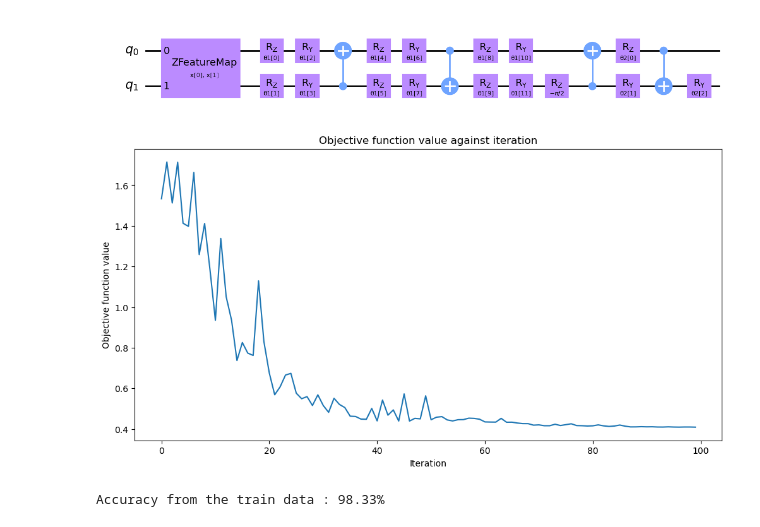
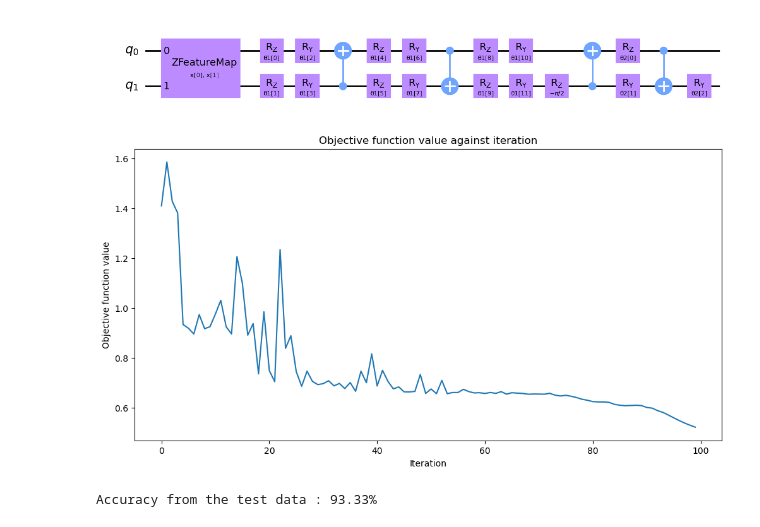
Before and after one commit to benjaminhagan/VIP_QML, a Jupyter notebook: QML_Architecture.ipynb, the cells around one changed output. Cells and saved outputs as stored; diff of their text form; code cells hidden in the pictures.

Commit message:
Implemented a train/test split for the ML

```diff
--- a/QML_Architecture.ipynb
+++ b/QML_Architecture.ipynb
@@ -5,6 +5,7 @@ from qiskit.circuit import ParameterVector
 import numpy as np
 # %%
 #Function to create the gates with parameters that we will modify through ML techniques
+num_params = 12
 def parametrized_gates(params):
     target = QuantumCircuit(2)
     target.rz(params[0], 0)
@@ -24,7 +25,7 @@ def parametrized_gates(params):
     return target
 
 #Draws the ciruit for parametrized gate
-params = ParameterVector("θ", length=12)
+params = ParameterVector("θ", length=num_params)
 circuit = parametrized_gates(params)
 circuit.draw("mpl", style="clifford")
 # %% [output]
@@ -57,15 +58,27 @@ os.environ["KMP_DUPLICATE_LIB_OK"]="TRUE"
 #This is just to get a proof of concept. Eventually we can use the financial data
 sample_size = 30
 np.random.seed(1)
-group0 = np.random.multivariate_normal([1,1], [[.75, 0], [0, .75]], sample_size)
-group1 = np.random.multivariate_normal([-1,-1], [[.75, 0], [0, .75]], sample_size)
+group0 = np.random.multivariate_normal([1,1], [[.75, -.5], [-.5, .75]], sample_size)
+group1 = np.random.multivariate_normal([-1,-1], [[.75, .5], [.5, .75]], sample_size)
+
+#Breaks data into training and testing groups
+train_group0 = group0[0:sample_size//2,:]
+test_group0 = group0[sample_size//2:sample_size,:]
+train_group1 = group1[0:sample_size//2,:]
+test_group1 = group1[sample_size//2:sample_size,:]
+train_data = np.concatenate((train_group0, train_group1))
+test_data = np.concatenate((test_group0, test_group1))
+train_labels = np.concatenate((np.ones(sample_size//2), np.zeros(sample_size//2)-1))
+test_labels = np.concatenate((np.ones(sample_size//2), np.zeros(sample_size//2)-1))
+
+#Plots sample data
 plt.scatter(group0[:,0], group0[:,1], color='blue')
 plt.scatter(group1[:,0], group1[:,1], color='orange')
 plt.show
+data = np.concatenate((group0, group1))
+labels = np.concatenate((np.ones(sample_size), np.zeros(sample_size)-1))
 
-data = np.concatenate((group0, group1))
 #Implemented the idea of a normalization constant since the feature map uses phase encoding and results in forced
 #repeating patterns if not normalized
 norm_const = 2*np.max(np.absolute(data))
-labels = np.concatenate((np.ones(sample_size), np.zeros(sample_size)-1))
 # %% [output]
@@ -79,7 +92,7 @@ feature_map.decompose().draw("mpl", style="clifford")
 [figure]
 # %%
 #Sets up full circuit with inputs and network
-network = parametrized_gates(ParameterVector("θ1", length=12))
+network = parametrized_gates(ParameterVector("θ1", length=num_params))
 network.compose(pool_circuit(ParameterVector("θ2", length=3)), inplace=True)
 ml_circuit = QuantumCircuit(2)
 ml_circuit.compose(feature_map, inplace=True)
@@ -123,12 +136,12 @@ classifier = NeuralNetworkClassifier(
 # %%
 #Trains the network and plots objective function vs iteration
 objective_func_vals = []
 plt.rcParams["figure.figsize"] = (12, 6)
-classifier.fit(np.divide(data,norm_const), labels)
-print(f"Accuracy from the train data : {np.round(100 * classifier.score(np.divide(data,norm_const), labels), 2)}%")
+classifier.fit(np.divide(train_data,norm_const), train_labels)
+print(f"Accuracy from the test data : {np.round(100 * classifier.score(np.divide(test_data,norm_const), test_labels), 2)}%")
 # %% [output]
-[figure, old version]
+[figure, new version]
-Accuracy from the train data : 98.33%
+Accuracy from the test data : 93.33%
 # %%
 #Visualizes decision boundary with sampled points overlayed
 positive = np.array([[0],[0]])
```
Also changed, not shown: parts of 3 cells of this notebook.
